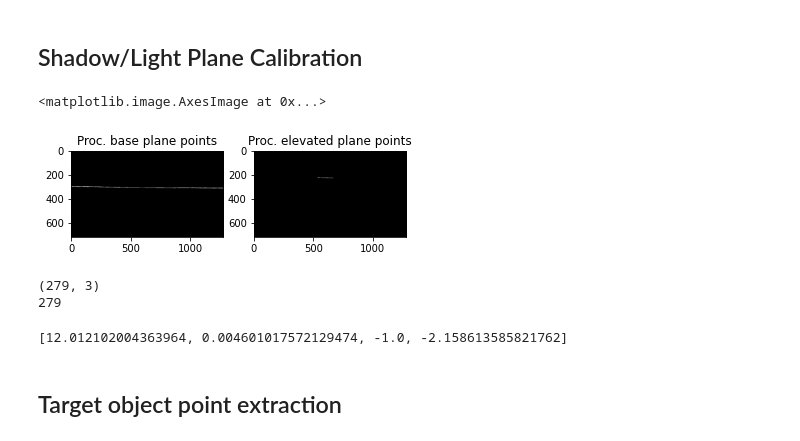
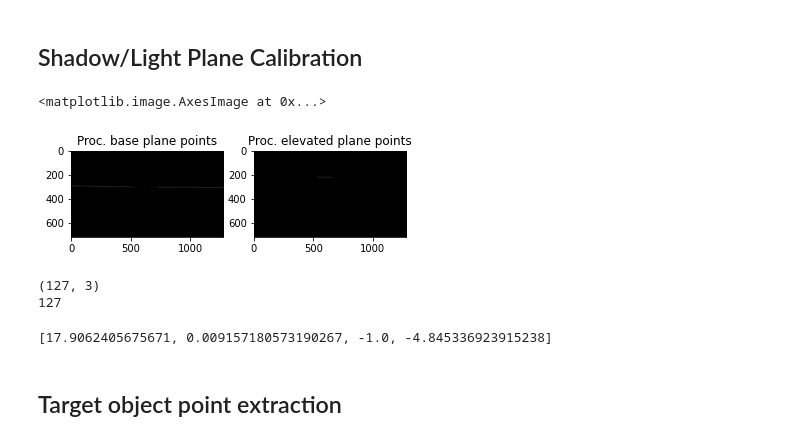
Before and after one commit to bernas670/3d-acquisition-feup-vcom, a Jupyter notebook: experiments.ipynb, the cells around one changed output. Drawn from its saved outputs; the diff is of its cells as text; code cells hidden in the pictures.

Commit message:
Use new way of finding plane points

```diff
--- a/experiments.ipynb
+++ b/experiments.ipynb
@@ -61,23 +60,21 @@ perspective_projection_matrix = calculatePpmMatrix(intrinsic_matrix, rotation_ve
 # %%
 session_path = f'data/calibration/{CAMERA_ID}/{SESSION_ID}/'
 
-base_plane_points_capture = cv2.imread(f'{session_path}/base_plane_points/{BASE_PLANE_POINTS_IMAGE_NAME}',cv2.IMREAD_GRAYSCALE)
-elevated_plane_points_capture = cv2.imread(f'{session_path}/elevated_plane_points/{ELEVATED_PLANE_POINTS_IMAGE_NAME}',cv2.IMREAD_GRAYSCALE)
+plane_calib_img = cv2.imread(f'{session_path}/elevated_plane_points/{ELEVATED_PLANE_POINTS_IMAGE_NAME}',cv2.IMREAD_GRAYSCALE)
 
 # TODO: Perhaps put image processing here, right now we are fetching the processed images
 
-processed_base_plane_points = base_plane_points_capture
-processed_elevated_plane_points = elevated_plane_points_capture
+processed_base_plane_points, processed_elevated_plane_points = splitTopBottomPoints(plane_calib_img)
 
 _, subplots = plt.subplots(1,2)
 subplots[0].set_title('Proc. base plane points')
 subplots[0].imshow(processed_base_plane_points, cmap='gray')
 
 subplots[1].set_title('Proc. elevated plane points')
 subplots[1].imshow(processed_elevated_plane_points, cmap='gray')
 # %% [output]
 <matplotlib.image.AxesImage at 0x...>
-[figure, old version]
+[figure, new version]
 # %%
 # 'Floor' points
 base_points = getWhitePoint3DCoords(processed_base_plane_points, [[0,0,1,0]], perspective_projection_matrix)
@@ -97,8 +94,8 @@ print(len(elevated_points))
 plane_3d_points = list(filtered_base_points)
 plane_3d_points.extend(elevated_points)
 # %% [output]
-(279, 3)
-279
+(127, 3)
+127
 # %%
 ## 'Floor' points
 #base_points = getWhitePoint3DCoords(processed_base_plane_points, [[0,0,1,0]], perspective_projection_matrix)
@@ -121,7 +118,7 @@ plane_3d_points.extend(elevated_points)
 plane_coefs = calculatePlaneCoefs(np.array(plane_3d_points))
 plane_coefs
 # %% [output]
-[12.012102004363964, 0.004601017572129474, -1.0, -2.158613585821762]
+[17.9062405675671, 0.009157180573190267, -1.0, -4.845336923915238]
 # %% [markdown]
 ## Target object point extraction
 # %%
```
Also changed, not shown: parts of 3 cells of this notebook, 7 other files.
